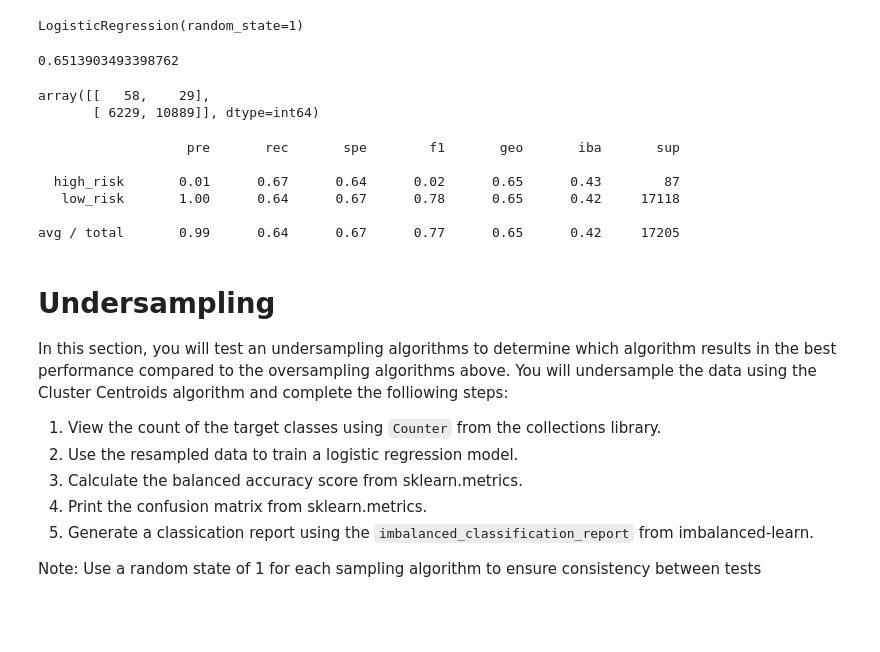
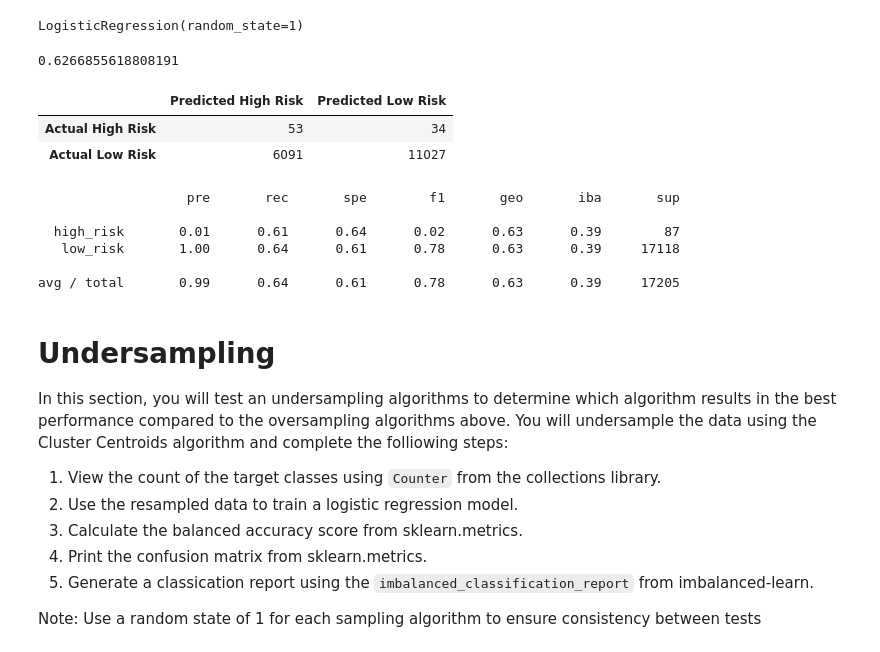
Before and after one commit to shrese/Credit_Risk_Analysis, a Jupyter notebook: Module-17-Challenge-Resources/credit_risk_resampling.ipynb, the cells around one changed output. Cells and saved outputs as stored; diff of their text form; code cells hidden in the pictures; blank space fills up the shorter version.

```diff
--- a/Module-17-Challenge-Resources/credit_risk_resampling.ipynb
+++ b/Module-17-Challenge-Resources/credit_risk_resampling.ipynb
@@ -180,37 +185,43 @@ avg / total       0.99      0.64      0.67      0.77      0.65      0.42     172
 # %%
 # Resample the training data with SMOTE
 from imblearn.over_sampling import SMOTE
-X_resampled, y_resampled = SMOTE(random_state=1, sampling_strategy='auto').fit_resample(X_train, y_train)
+smote = SMOTE(random_state=1)
+X_resampled, y_resampled = smote.fit_resample(X_train, y_train)
 Counter(y_resampled)
 # %% [output]
 Counter({'low_risk': 51352, 'high_risk': 51352})
 # %%
 # Train the Logistic Regression model using the resampled data
-model = LogisticRegression(solver='lbfgs', random_state=1)
 model.fit(X_resampled, y_resampled)
 # %% [output]
 LogisticRegression(random_state=1)
 # %%
 # Calculated the balanced accuracy score
+y_pred = model.predict(X_test)
 balanced_accuracy_score(y_test, y_pred)
 # %% [output]
-0.6513903493398762
+0.6266855618808191
-# %%
-# Display the confusion matrix
-confusion_matrix(y_test, y_pred)
-# %% [output]
-array([[   58,    29],
-       [ 6229, 10889]], dtype=int64)
+# %%
+# Display the confusion matrix
+matrix = confusion_matrix(y_test, y_pred)
+
+matrix = pd.DataFrame(matrix,
+        index=["Actual High Risk", "Actual Low Risk"], columns=["Predicted High Risk", "Predicted Low Risk"])
+matrix
+# %% [output]
+|  | Predicted High Risk | Predicted Low Risk |
+| Actual High Risk | 53 | 34 |
+| Actual Low Risk | 6091 | 11027 |
 # %%
 # Print the imbalanced classification report
 print(classification_report_imbalanced(y_test, y_pred))
 # %% [output]
                    pre       rec       spe        f1       geo       iba       sup
 
-  high_risk       0.01      0.67      0.64      0.02      0.65      0.43        87
-   low_risk       1.00      0.64      0.67      0.78      0.65      0.42     17118
+  high_risk       0.01      0.61      0.64      0.02      0.63      0.39        87
+   low_risk       1.00      0.64      0.61      0.78      0.63      0.39     17118
 
-avg / total       0.99      0.64      0.67      0.77      0.65      0.42     17205
+avg / total       0.99      0.64      0.61      0.78      0.63      0.39     17205
 # %% [markdown]
 # Undersampling
 
```
Also changed, not shown: parts of 13 cells of this notebook, 13 other files.
